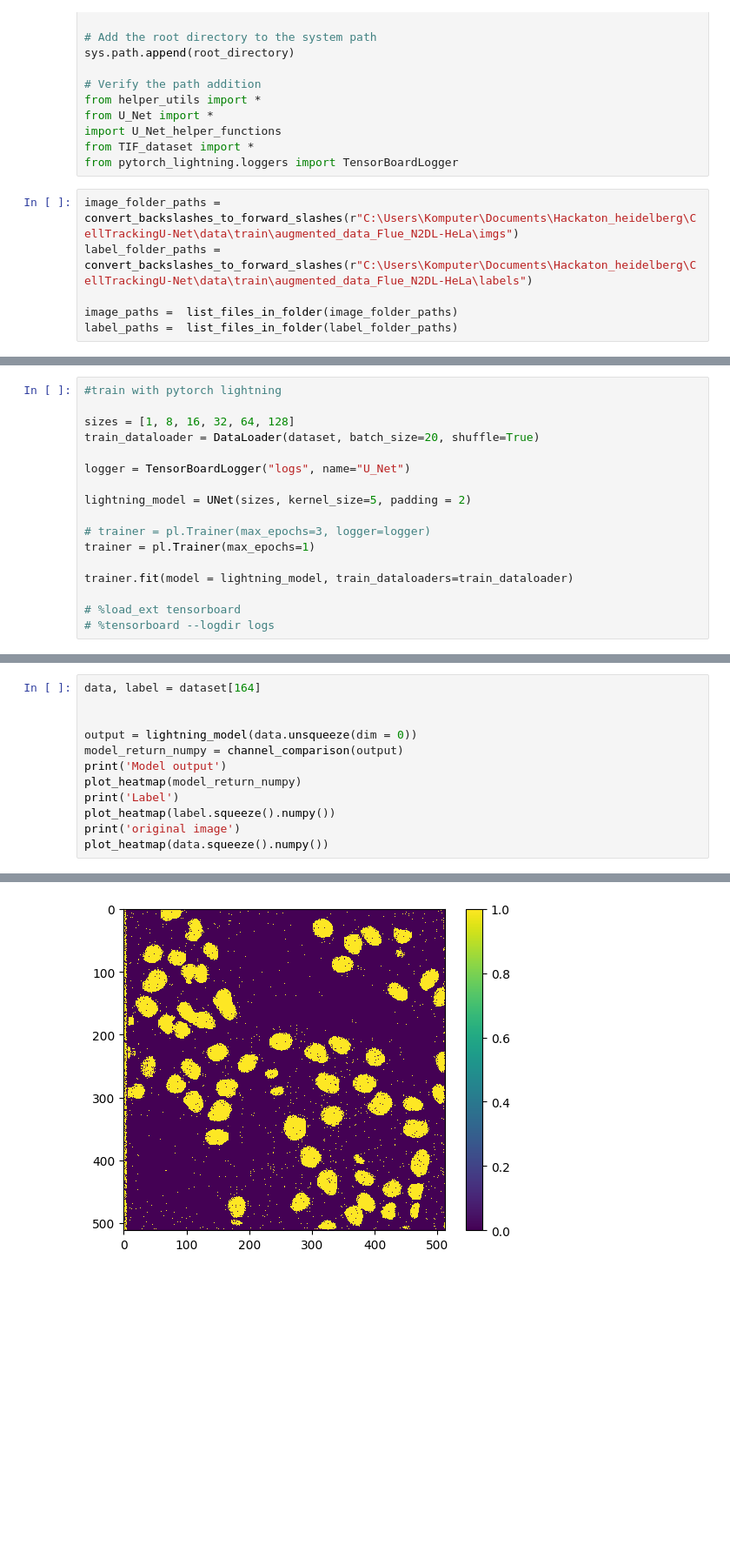
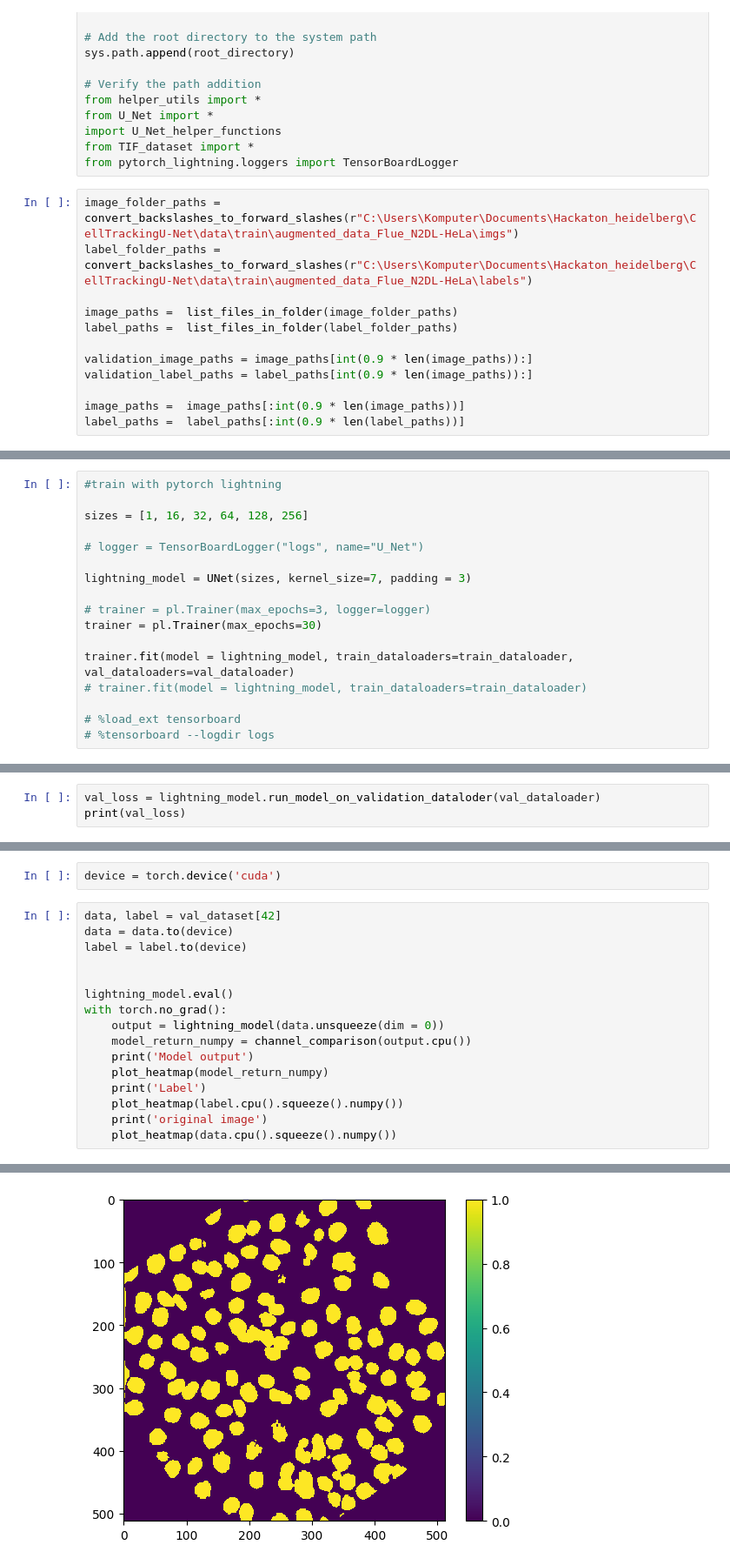
Before and after one commit to AntoniJanowski/CellTrackingU-Net, a Jupyter notebook: notebooks/Training_Unet_notebook.ipynb, the cells around one changed output, grey strips where cells are left out. Shown at 87% size. Saved outputs shown, nothing was run; the diff lists cells and outputs as text; blank space fills up the shorter version.

Commit message:
Created a notebook with a model training pipeline. Added some more utility functions usefull for training and validation. Fix some bugs

```diff
--- a/notebooks/Training_Unet_notebook.ipynb
+++ b/notebooks/Training_Unet_notebook.ipynb
@@ -31,3 +31,9 @@ label_folder_paths = convert_backslashes_to_forward_slashes(r"C:\Users\Komputer\
 
 image_paths =  list_files_in_folder(image_folder_paths)
 label_paths =  list_files_in_folder(label_folder_paths)
+
+validation_image_paths = image_paths[int(0.9 * len(image_paths)):]
+validation_label_paths = label_paths[int(0.9 * len(image_paths)):]
+
+image_paths =  image_paths[:int(0.9 * len(image_paths))]
+label_paths =  label_paths[:int(0.9 * len(label_paths))]
@@ -36,17 +48,17 @@ dataset = TIF_dataset(image_paths, label_paths)
 # %%
 #train with pytorch lightning
 
-sizes = [1, 8, 16, 32, 64, 128]
-train_dataloader = DataLoader(dataset, batch_size=20, shuffle=True)
+sizes = [1, 16, 32, 64, 128, 256]
 
-logger = TensorBoardLogger("logs", name="U_Net")
+# logger = TensorBoardLogger("logs", name="U_Net")
 
-lightning_model = UNet(sizes, kernel_size=5, padding = 2)
+lightning_model = UNet(sizes, kernel_size=7, padding = 3)
 
 # trainer = pl.Trainer(max_epochs=3, logger=logger)
-trainer = pl.Trainer(max_epochs=1)
+trainer = pl.Trainer(max_epochs=30)
 
-trainer.fit(model = lightning_model, train_dataloaders=train_dataloader)
+trainer.fit(model = lightning_model, train_dataloaders=train_dataloader, val_dataloaders=val_dataloader)
+# trainer.fit(model = lightning_model, train_dataloaders=train_dataloader)
 
 # %load_ext tensorboard
 # %tensorboard --logdir logs
@@ -71,0 +123,3 @@ c:\Users\Komputer\AppData\Local\Programs\Python\Python310\lib\site-packages\ligh
+# %%
+val_loss = lightning_model.run_model_on_validation_dataloder(val_dataloader)
+print(val_loss)
@@ -72,16 +130,22 @@ c:\Users\Komputer\AppData\Local\Programs\Python\Python310\lib\site-packages\ligh
+# %%
+device = torch.device('cuda')
 # %%
-data, label = dataset[164]
+data, label = val_dataset[42]
+data = data.to(device)
+label = label.to(device)
 
 
-output = lightning_model(data.unsqueeze(dim = 0))
-model_return_numpy = channel_comparison(output)
-print('Model output')
-plot_heatmap(model_return_numpy)
-print('Label')
-plot_heatmap(label.squeeze().numpy())
-print('original image')
-plot_heatmap(data.squeeze().numpy())
+lightning_model.eval()
+with torch.no_grad():
+    output = lightning_model(data.unsqueeze(dim = 0))
+    model_return_numpy = channel_comparison(output.cpu())
+    print('Model output')
+    plot_heatmap(model_return_numpy)
+    print('Label')
+    plot_heatmap(label.cpu().squeeze().numpy())
+    print('original image')
+    plot_heatmap(data.cpu().squeeze().numpy())
 # %% [output]
 Model output
-[figure, old version]
+[figure, new version]
 Label
```
Also changed, not shown: parts of 7 cells of this notebook, 4 other files.
